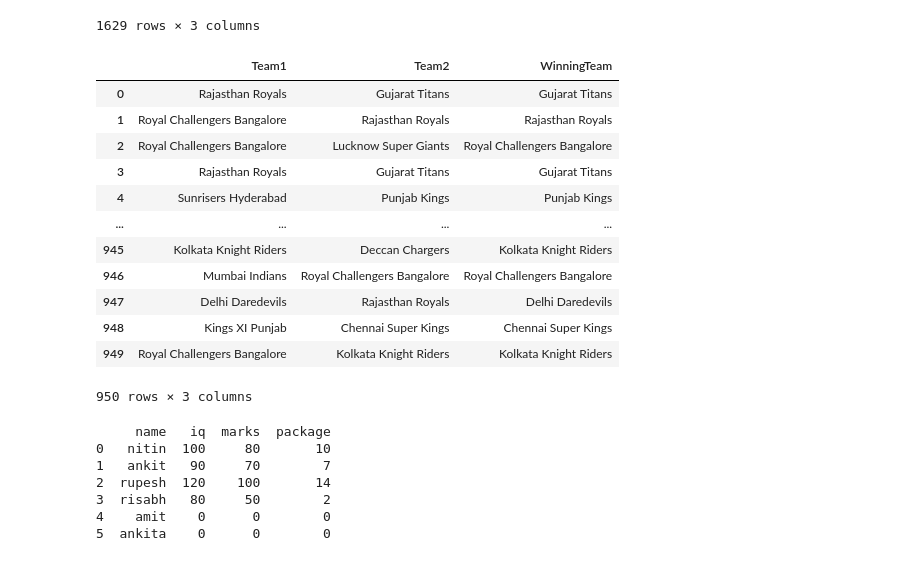
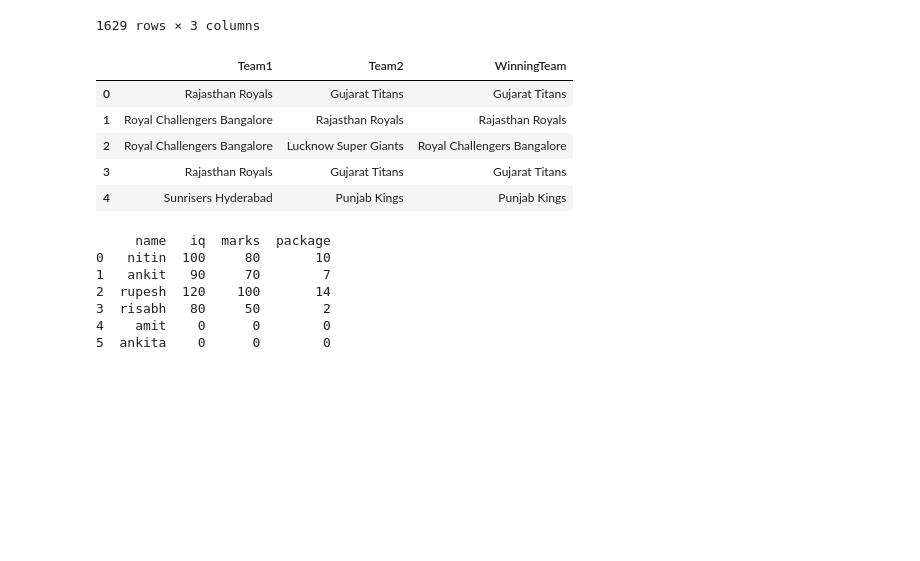
Before and after one commit to Deepanshu-8126/Pandas, a Jupyter notebook: pandas_dataframe.ipynb, the cells around one changed output. Drawn from its saved outputs; the diff is of its cells as text; code cells hidden in the pictures; blank space fills up the shorter version.

```diff
--- a/pandas_dataframe.ipynb
+++ b/pandas_dataframe.ipynb
@@ -460,21 +449,14 @@ movies[['title_x','year_of_release','actors']]
 # %%
 # from ipl data particular column
 # particular fetch multiple columns -- dataframe
-ipl[['Team1','Team2','WinningTeam']]
+ipl[['Team1','Team2','WinningTeam']].head((5))
 # %% [output]
 |  | Team1 | Team2 | WinningTeam |
 | 0 | Rajasthan Royals | Gujarat Titans | Gujarat Titans |
 | 1 | Royal Challengers Bangalore | Rajasthan Royals | Rajasthan Royals |
 | 2 | Royal Challengers Bangalore | Lucknow Super Giants | Royal Challengers Bangalore |
 | 3 | Rajasthan Royals | Gujarat Titans | Gujarat Titans |
 | 4 | Sunrisers Hyderabad | Punjab Kings | Punjab Kings |
-| ... | ... | ... | ... |
-| 945 | Kolkata Knight Riders | Deccan Chargers | Kolkata Knight Riders |
-| 946 | Mumbai Indians | Royal Challengers Bangalore | Royal Challengers Bangalore |
-| 947 | Delhi Daredevils | Rajasthan Royals | Delhi Daredevils |
-| 948 | Kings XI Punjab | Chennai Super Kings | Chennai Super Kings |
-| 949 | Royal Challengers Bangalore | Kolkata Knight Riders | Kolkata Knight Riders |
-950 rows × 3 columns
 # %%
 # example of student dictionary
 student_dict={
```
Also changed, not shown: parts of 9 cells of this notebook.
